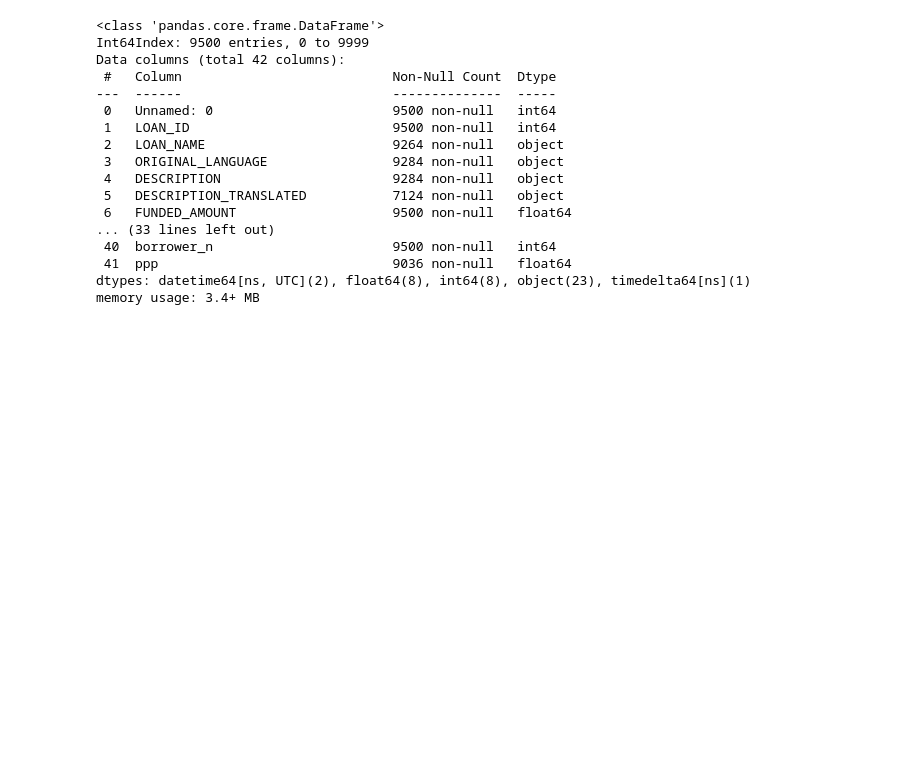
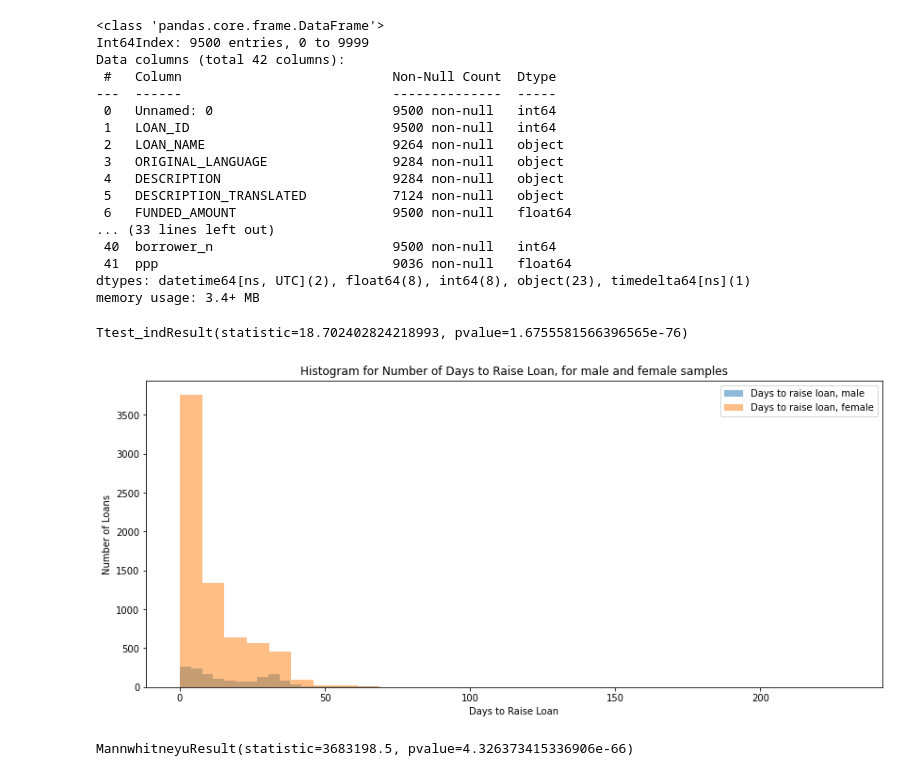
Before and after one commit to mcdimant/kiva_analysis, a Jupyter notebook: notebooks/kiva_clean.ipynb, the cells around one changed output. Drawn from its saved outputs; the diff is of its cells as text; code cells hidden in the pictures; blank space fills up the shorter version.

```diff
--- a/notebooks/kiva_clean.ipynb
+++ b/notebooks/kiva_clean.ipynb
@@ -145,3 +144,33 @@ dtypes: datetime64[ns, UTC](2), float64(8), int64(8), object(23), timedelta64[ns
 memory usage: 3.4+ MB
 # %%
 loan['ppp_val'] = loan['ppp'] * loan['LOAN_AMOUNT']
+# %%
+
+#gender
+loanspeed_m = loan['loanspeed_days'][loan['BORROWER_GENDERS']=='male']
+loanspeed_f = loan['loanspeed_days'][loan['BORROWER_GENDERS']=='female']
+
+mx = np.mean(loanspeed_m)
+mf = np.mean(loanspeed_f)
+# %% [output]
+Ttest_indResult(statistic=18.702402824218993, pvalue=1.6755581566396565e-76)
+# %%
+#We can see by plotting the histograms for how long men and women take to raise loans that
+#a) the data does not appear to be normally distributed and
+#b) there are many more datapoints for women than for men
+
+fig, ax = plt.subplots(figsize=(14,6))
+ax.hist(loanspeed_m, bins=30, alpha=.5, label='Days to raise loan, male')
+ax.hist(loanspeed_f, bins=30, alpha=.5, label='Days to raise loan, female')
+ax.legend(loc='upper right')
+ax.set_xlabel('Days to Raise Loan')
+ax.set_ylabel('Number of Loans')
+ax.set_title('Histogram for Number of Days to Raise Loan, for male and female samples')
+
+plt.savefig('../images/gender_histogram.png')
+# %% [output]
+[figure, added]
+# %%
+stats.mannwhitneyu(loanspeed_m, loanspeed_f)
+# %% [output]
+MannwhitneyuResult(statistic=3683198.5, pvalue=4.326373415336906e-66)
```
Also changed, not shown: parts of 13 cells of this notebook.
